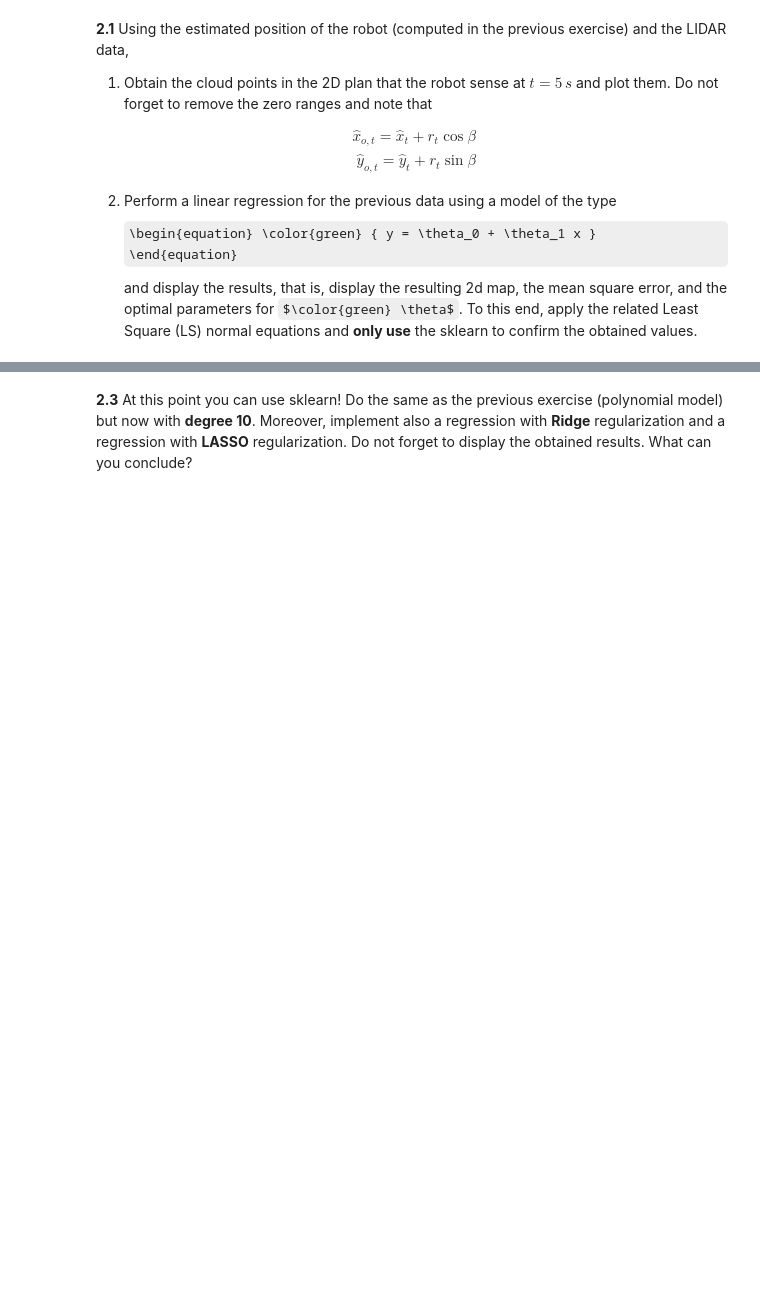
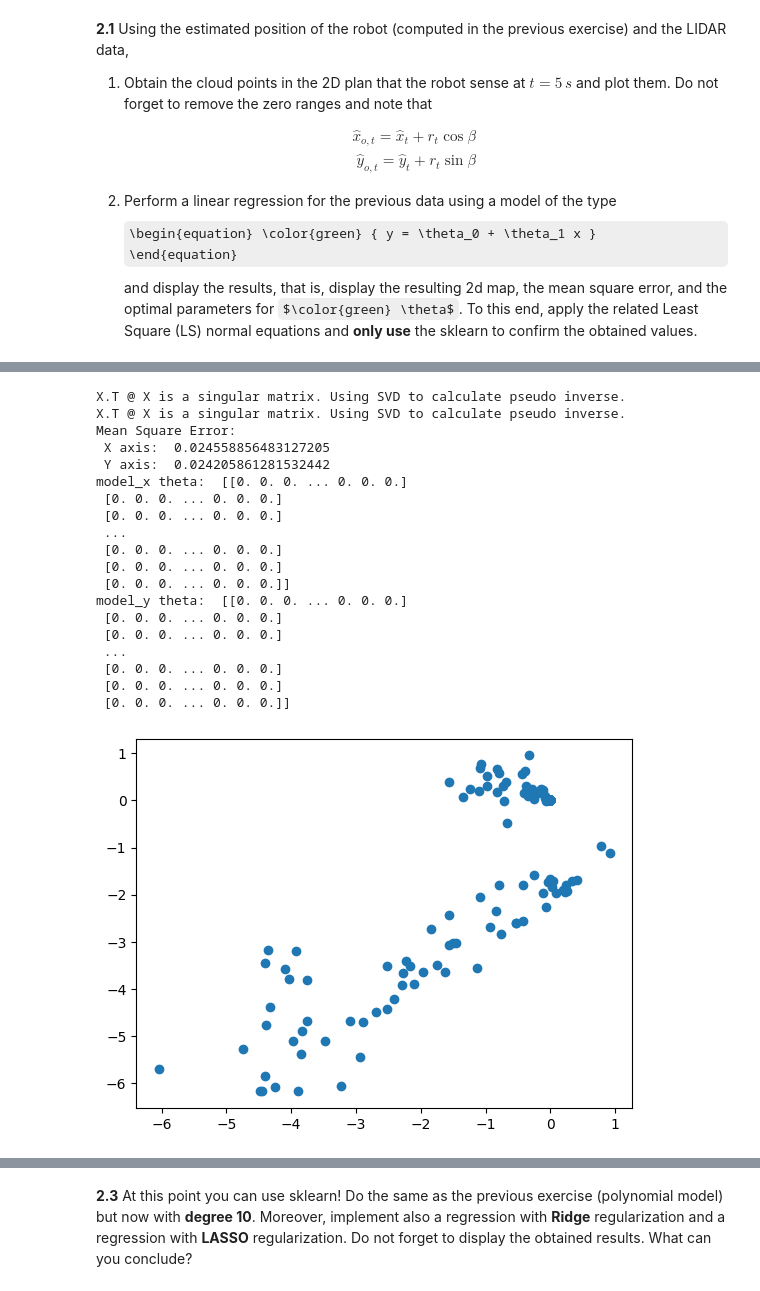
Before and after one commit to cthadeufaria/apc, a Jupyter notebook: project01/ML_project1.ipynb, the cells around one changed output, grey strips where cells are left out. Cells and saved outputs as stored; diff of their text form; code cells hidden in the pictures; some formulas as TeX source; blank space fills up the shorter version.

```diff
--- a/project01/ML_project1.ipynb
+++ b/project01/ML_project1.ipynb
@@ -398,3 +397,72 @@ and display the results, that is, display the resulting 2d map, the mean square
+# %%
+# Observations matrices for 0 <= t <= 5s
+# for X axis
+X_x = np.concatenate((plot_x.XPx[:n+1][:, np.newaxis], Lidar_range[:n+1, :]), axis=1)
+Y_x = np.repeat(plot_x.XPx[:n+1][:, np.newaxis], len(Lidar_range[0, :]), axis=1) + Lidar_range[:n+1, :] * np.repeat(np.cos(angle)[np.newaxis, :], n+1, axis=0)
+
+# Clean zero ranges
+i = 0
+for row in range(0, len(Y_x)):
+    for element in range(0, len(Y_x[row])):
+        if Y_x[row, element] == plot_x.XPx[row]:
+            Y_x[row, element] = 0
+    i += 1
+
+# For Y axis
+X_y = np.concatenate((plot_y.XPx[:n+1][:, np.newaxis], Lidar_range[:n+1, :]), axis=1)
+Y_y = np.repeat(plot_y.XPx[:n+1][:, np.newaxis], len(Lidar_range[0, :]), axis=1) + Lidar_range[:n+1, :] * np.repeat(np.cos(angle)[np.newaxis, :], n+1, axis=0)
+
+# Clean zero ranges
+i = 0
+for row in range(0, len(Y_y)):
+    for element in range(0, len(Y_y[row])):
+        if Y_y[row, element] == plot_y.XPx[row]:
+            Y_y[row, element] = 0
+    i += 1
+
+# Estimate for X axis
+model_x = LinearRegressionManual(X_x, Y_x)
+model_x.theta()
+Y_x_predicted = model_x.predict(model_x.X)
+
+# Estimate for Y axis
+model_y = LinearRegressionManual(X_y, Y_y)
+model_y.theta()
+Y_y_predicted = model_y.predict(model_y.X)
+
+# 2D map
+plt.scatter(Y_x_predicted[n], Y_y_predicted[n])
+
+# Mean square error
+mse_x = mean_squared_error(Y_x, Y_x_predicted)
+mse_y = mean_squared_error(Y_y, Y_y_predicted)
+
+print('Mean Square Error: \n', 'X axis: ', mse_x, '\n', 'Y axis: ', mse_y)
+
+# Theta
+print('model_x theta: ', model_x.theta)
+print('model_y theta: ', model_y.theta)
+# %% [output]
+X.T @ X is a singular matrix. Using SVD to calculate pseudo inverse.
+X.T @ X is a singular matrix. Using SVD to calculate pseudo inverse.
+Mean Square Error:
+ X axis:  0.024558856483127205
+ Y axis:  0.024205861281532442
+model_x theta:  [[0. 0. 0. ... 0. 0. 0.]
+ [0. 0. 0. ... 0. 0. 0.]
+ [0. 0. 0. ... 0. 0. 0.]
+ ...
+ [0. 0. 0. ... 0. 0. 0.]
+ [0. 0. 0. ... 0. 0. 0.]
+ [0. 0. 0. ... 0. 0. 0.]]
+model_y theta:  [[0. 0. 0. ... 0. 0. 0.]
+ [0. 0. 0. ... 0. 0. 0.]
+ [0. 0. 0. ... 0. 0. 0.]
+ ...
+ [0. 0. 0. ... 0. 0. 0.]
+ [0. 0. 0. ... 0. 0. 0.]
+ [0. 0. 0. ... 0. 0. 0.]]
+[figure, added]
 # %% [markdown]
 **2.2**
 Repeat the previous exercise but now with a polynomial model of the type
```
Also changed, not shown: parts of 26 cells of this notebook, 2 other files.
